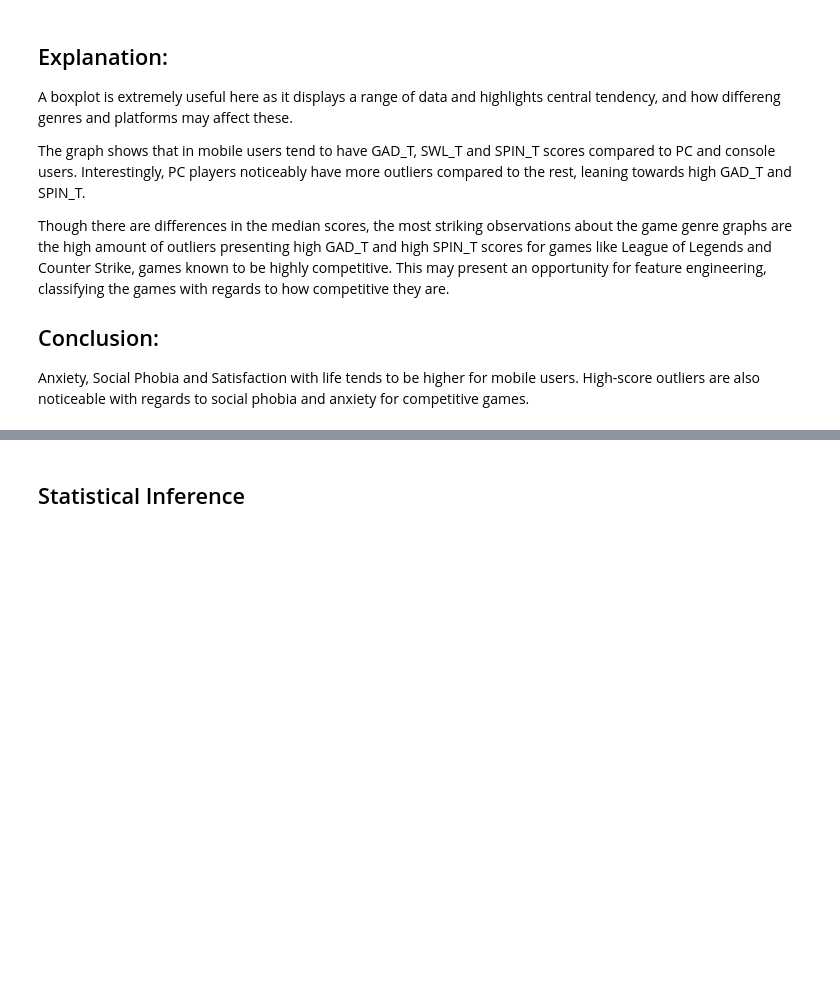
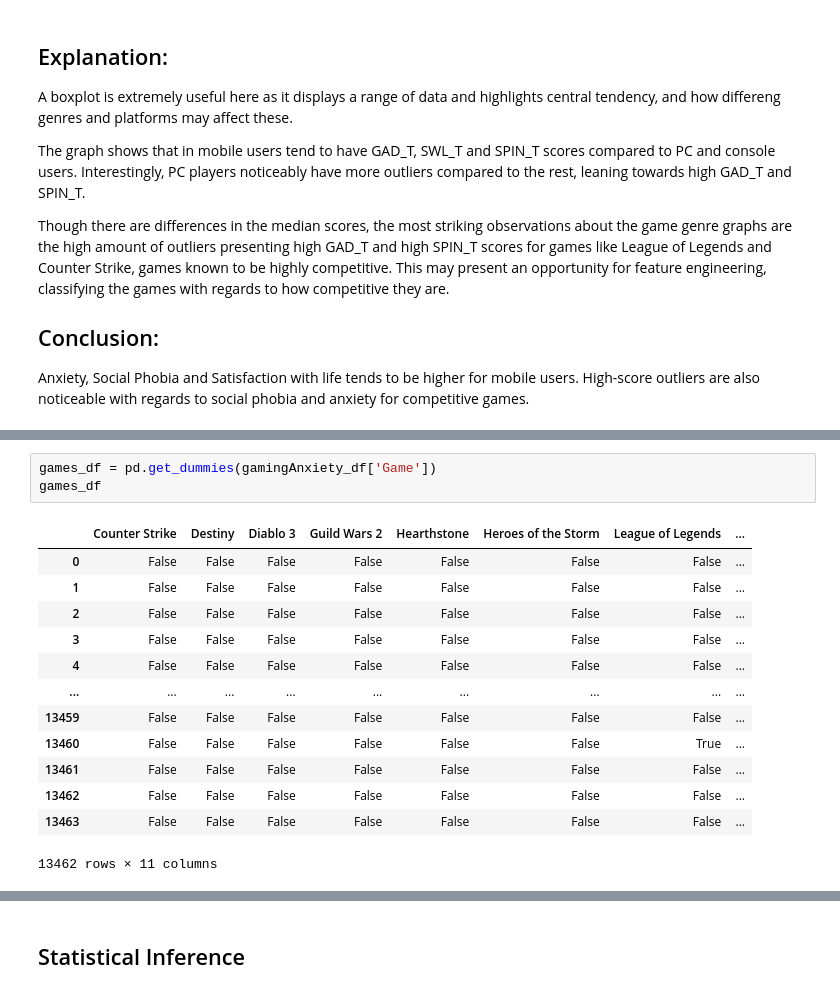
Before and after one commit to MglGuer/CSMODEL-MCO, a Jupyter notebook: Group 4 CSMODEL MCO1.ipynb, the cells around one changed output, grey strips where cells are left out. Cells and saved outputs as stored; diff of their text form; blank space fills up the shorter version.

```diff
--- a/Group 4 CSMODEL MCO1.ipynb
+++ b/Group 4 CSMODEL MCO1.ipynb
@@ -477,0 +655,17 @@ How does the amount of time spent on different gaming devices affect anxiety lev
+# %%
+games_df = pd.get_dummies(gamingAnxiety_df['Game'])
+games_df
+# %% [output]
+|  | Counter Strike | Destiny | Diablo 3 | Guild Wars 2 | Hearthstone | Heroes of the Storm | League of Legends | ... |
+| 0 | False | False | False | False | False | False | False | ... |
+| 1 | False | False | False | False | False | False | False | ... |
+| 2 | False | False | False | False | False | False | False | ... |
+| 3 | False | False | False | False | False | False | False | ... |
+| 4 | False | False | False | False | False | False | False | ... |
+| ... | ... | ... | ... | ... | ... | ... | ... | ... |
+| 13459 | False | False | False | False | False | False | False | ... |
+| 13460 | False | False | False | False | False | False | True | ... |
+| 13461 | False | False | False | False | False | False | False | ... |
+| 13462 | False | False | False | False | False | False | False | ... |
+| 13463 | False | False | False | False | False | False | False | ... |
+13462 rows × 11 columns
```
Also changed, not shown: parts of 46 cells of this notebook.
